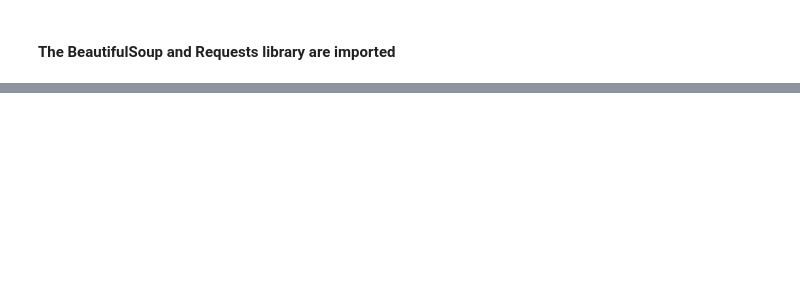
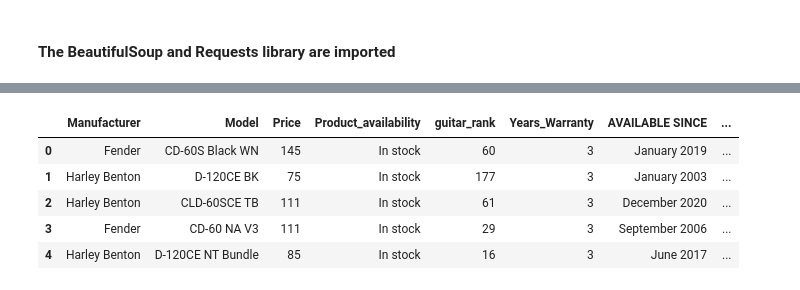
Before and after one commit to Aneesh-Kalita-10617414/Programming_CA1_Python_Data_Acquisition_Preprocessing_Pipeline, a Jupyter notebook: Webscraping.ipynb, the cells around one changed output, grey strips where cells are left out. Drawn from its saved outputs; the diff is of its cells as text; code cells hidden in the pictures; blank space fills up the shorter version.

Commit message:
Progressed on webscraping and preprocessing of Thomann Website guitar data

```diff
--- a/Webscraping.ipynb
+++ b/Webscraping.ipynb
@@ -123,0 +14,8 @@ Price_unclean
+# %%
+from bs4 import BeautifulSoup
+import requests
+import time
+from time import sleep
+import pandas as pd
+import numpy as np
+pd.options.display.max_columns=None
@@ -123,0 +221,2 @@ Price_unclean
+# %%
+df3=pd.json_normalize(guitar_details)
@@ -123,0 +227,2 @@ Price_unclean
+# %%
+df=df3.copy()
@@ -123,0 +249,9 @@ Price_unclean
+# %%
+df.head()
+# %% [output]
+|  | Manufacturer | Model | Price | Product_availability | guitar_rank | Years_Warranty | AVAILABLE SINCE | ... |
+| 0 | Fender | CD-60S Black WN | 145 | In stock | 60 | 3 | January 2019 | ... |
+| 1 | Harley Benton | D-120CE BK | 75 | In stock | 177 | 3 | January 2003 | ... |
+| 2 | Harley Benton | CLD-60SCE TB | 111 | In stock | 61 | 3 | December 2020 | ... |
+| 3 | Fender | CD-60 NA V3 | 111 | In stock | 29 | 3 | September 2006 | ... |
+| 4 | Harley Benton | D-120CE NT Bundle | 85 | In stock | 16 | 3 | June 2017 | ... |
```
Also changed, not shown: parts of 48 cells of this notebook.
